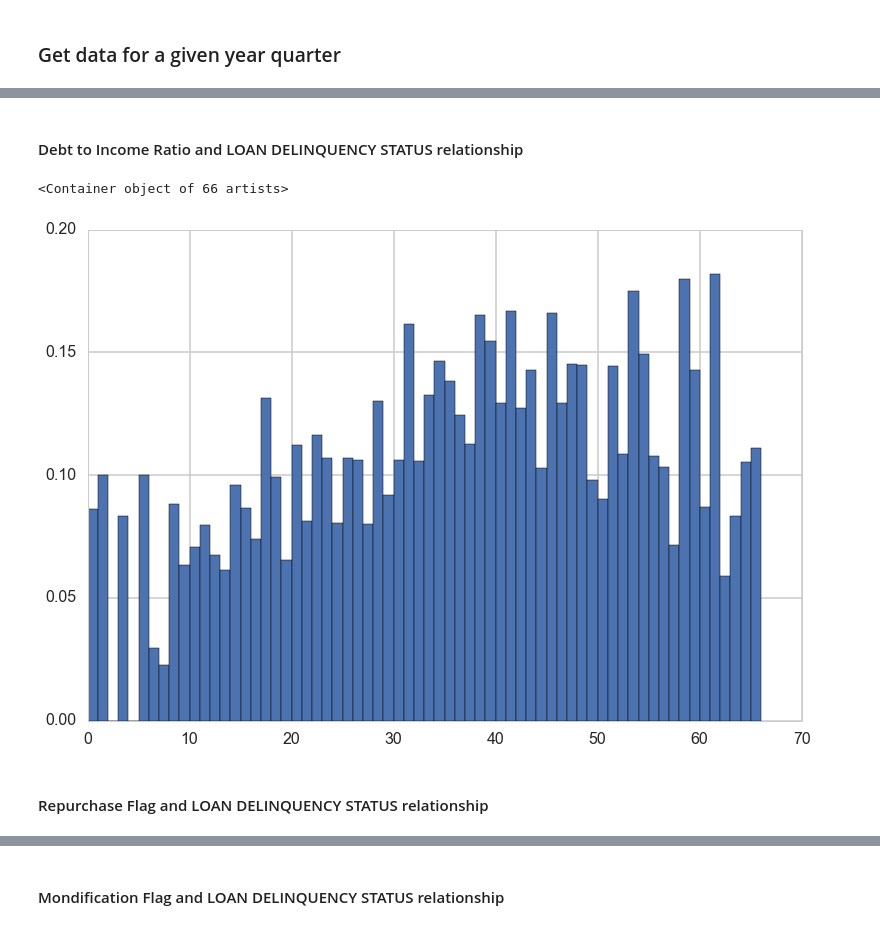
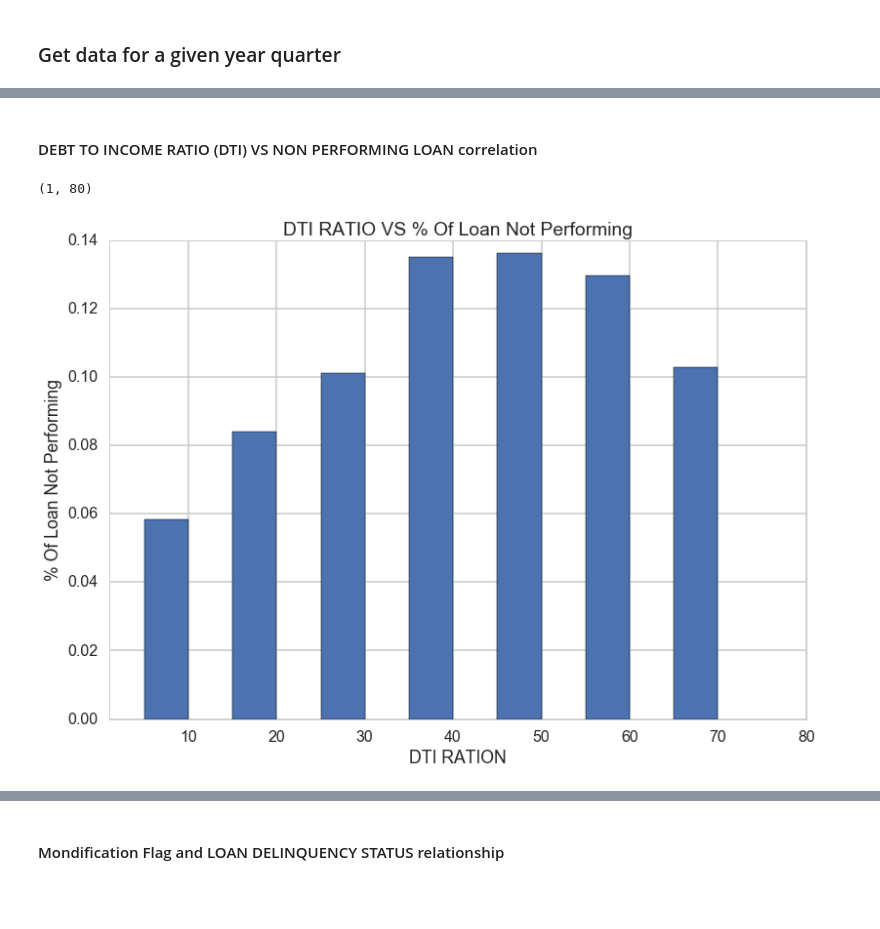
Before and after one commit to sha2403Git/Capstone, a Jupyter notebook: Data-Correlation_2.ipynb, the cells around one changed output, grey strips where cells are left out. Drawn from its saved outputs; the diff is of its cells as text; code cells hidden in the pictures; blank space fills up the shorter version.

```diff
--- a/Data-Correlation_2.ipynb
+++ b/Data-Correlation_2.ipynb
@@ -23,3 +45,27 @@ dfWithG2=pd.read_pickle('data/dataframe.pkl')
+# %%
+def groupDTIRatio(var):
+    if 0< var <10:
+        return 5
+    if 10< var <20:
+        return 15
+    if 20< var <30:
+        return 25
+    if 30< var <40:
+        return 35
+    if 40< var <50:
+        return 45
+    if 50< var <60:
+        return 55
+    if 60< var <70:
+        return 65
+    if 70< var <80:
+        return 75
+    if 80< var <90:
+        return 85
+    if 90< var <100:
+        return 95
+    else:
+        return 100
 # %% [markdown]
 #### Measure data for each year-quarter time period.
 # %%
@@ -122,18 +164,21 @@ plt.bar(df4['CURRENT INTEREST RATE'],df4['PERFORMING'],width=0.050)
-# %% [markdown]
-#### Debt to Income Ratio and LOAN DELINQUENCY STATUS relationship
+# %% [markdown]
+#### DEBT TO INCOME RATIO (DTI) VS NON PERFORMING LOAN correlation
 # %%
 
 df1=dfWithG[['LOAN SEQUENCE NUMBER','DTI Ratio','CURRENT LOAN DELINQUENCY STATUS']]
 df2=df1.groupby('LOAN SEQUENCE NUMBER').max()
 df2['PERFORMING']=[0 if x==0 else 1 for x in df2['CURRENT LOAN DELINQUENCY STATUS']]
 df3=df2.reset_index()
 df3=df3[['DTI Ratio','PERFORMING']]
+df3['DTI Ratio']=df3['DTI Ratio'].apply(groupDTIRatio);
 df4=df3.groupby('DTI Ratio',sort=True).mean()
 df4=df4.reset_index()
-plt.bar(df4['DTI Ratio'],df4['PERFORMING'],width=1.00)
-#plt.xlabel('CURRENT INTEREST RATE')
+plt.bar(df4['DTI Ratio'],df4['PERFORMING'],width=5)
+plt.xlabel('DTI RATION')
+plt.ylabel('% Of Loan Not Performing')
+plt.title('DTI RATIO VS % Of Loan Not Performing')
+plt.xlim(1,80)
+#plt.autoscale()
 # %% [output]
-<Container object of 66 artists>
+(1, 80)
-[figure, old version]
+[figure, new version]
-# %% [markdown]
-#### Repurchase Flag and LOAN DELINQUENCY STATUS relationship
```
Also changed, not shown: parts of 12 cells of this notebook, 2 other files.
